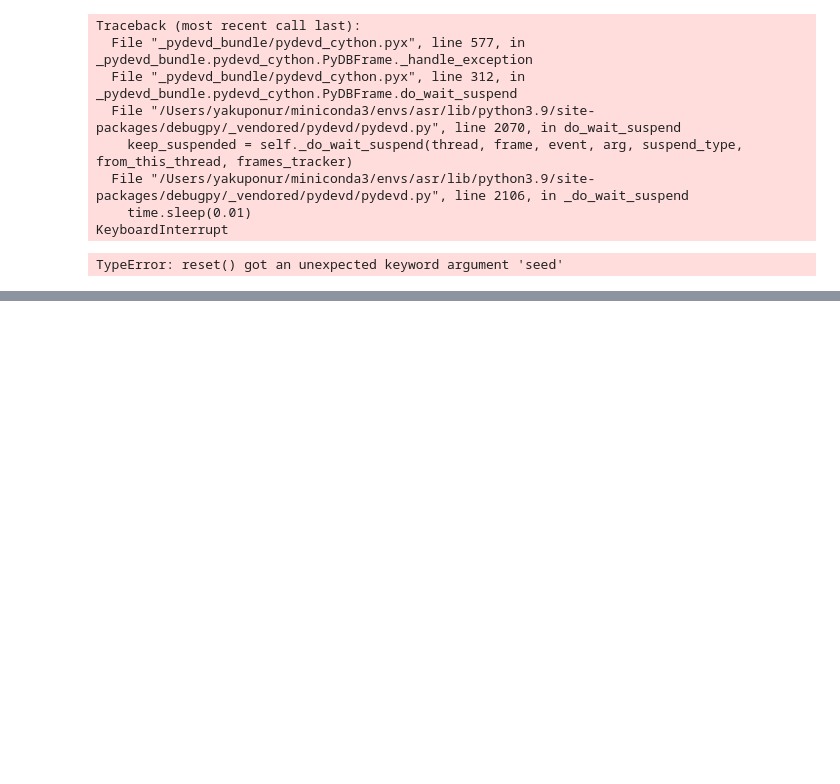
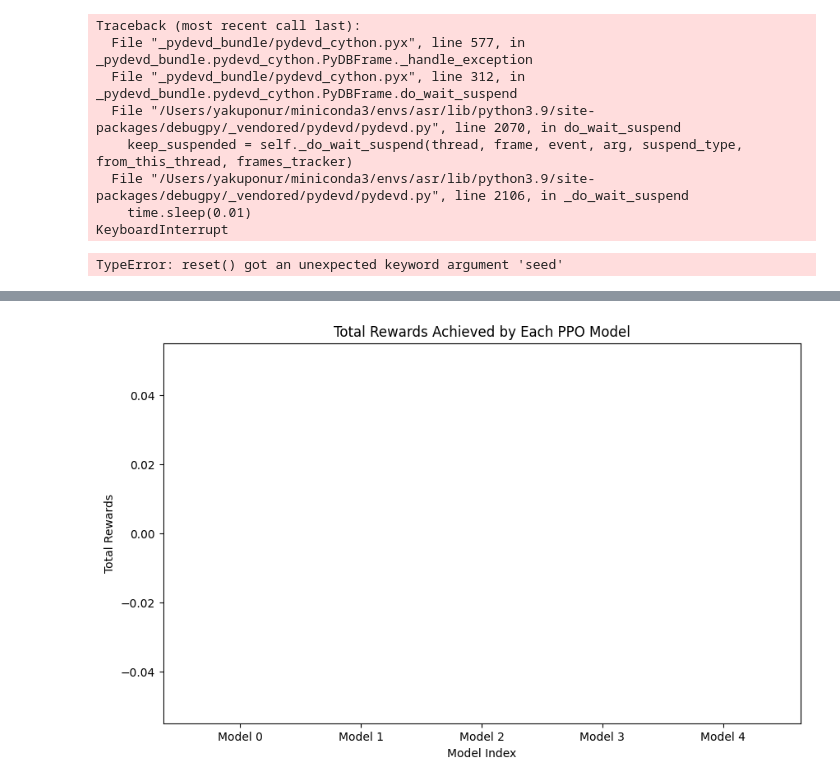
Before and after one commit to yonur65/ctf_public, a Jupyter notebook: how_to_run.ipynb, the cells around one changed output, grey strips where cells are left out. Cells and saved outputs as stored; diff of their text form; code cells hidden in the pictures; blank space fills up the shorter version.

```diff
--- a/how_to_run.ipynb
+++ b/how_to_run.ipynb
@@ -349,0 +352,81 @@ env.close()
+# %%
+import gymnasium as gym
+import numpy as np
+import matplotlib.pyplot as plt
+from gymnasium import spaces
+from stable_baselines3 import PPO
+
+# Custom environment class
+class CaptureTheFlagEnv(gym.Env):
+    def __init__(self):
+        super(CaptureTheFlagEnv, self).__init__()
+        self.action_space = spaces.MultiDiscrete([5, 5, 5, 5])
+        self.observation_space = spaces.Dict({
+            'team_1': spaces.Box(low=0, high=10, shape=(4, 2), dtype=np.float32),
+            'team_2': spaces.Box(low=0, high=10, shape=(4, 2), dtype=np.float32),
+            'flags': spaces.Box(low=0, high=10, shape=(2, 2), dtype=np.float32),
+        })
+        self.reset()
+
+    def reset(self, seed=None, options=None):
+        super().reset(seed=seed)
+        self.team_1_pos = np.random.randint(0, 10, size=(4, 2))
+        self.team_2_pos = np.random.randint(0, 10, size=(4, 2))
+        self.flags_pos = np.random.randint(0, 10, size=(2, 2))
+        return {
+            'team_1': self.team_1_pos,
+            'team_2': self.team_2_pos,
+            'flags': self.flags_pos,
+        }, {}
+
+    def step(self, action):
+        done = False
+        reward = 0
+        # Implement logic to update positions, check if flag is captured, calculate rewards, etc.
+
+        # For demonstration, assume the episode ends after one step
+        terminated = False  # Set to True if the episode has ended
+        truncated = False   # Set to True if the episode was truncated (e.g., due to time limit)
+        info = {}  # Additional info, can be left empty
+
+        return {
+            'team_1': self.team_1_pos,
+            'team_2': self.team_2_pos,
+            'flags': self.flags_pos,
+        }, reward, terminated, truncated, info
+
+    def render(self, mode='human'):
+        pass
+
+# Create environment
+env = CaptureTheFlagEnv()
+
+# Train and evaluate multiple PPO models
+models = []
+total_rewards_list = []
+for i in range(5):
+    model = PPO("MultiInputPolicy", env, verbose=1, n_steps=2048 * (i + 1))
+    model.learn(total_timesteps=1000)
+    models.append(model)
+
+    # Evaluate each model
+    obs, _ = env.reset()
+    total_rewards = 0
+    for _ in range(1000):
+        action, _states = model.predict(obs)
+        obs, reward, terminated, truncated, info = env.step(action)
+        total_rewards += reward
+        if terminated or truncated:
+            break
+    total_rewards_list.append(total_rewards)
+    print(f"Model {i} Total rewards: {total_rewards}")
+
+# Plot the results
+plt.figure(figsize=(10, 6))
+plt.bar(range(len(total_rewards_list)), total_rewards_list, color='skyblue')
+plt.xlabel('Model Index')
+plt.ylabel('Total Rewards')
+plt.title('Total Rewards Achieved by Each PPO Model')
+plt.xticks(range(len(total_rewards_list)), [f'Model {i}' for i in range(len(total_rewards_list))])
+plt.show()
+# %% [output]
@@ -349,0 +450 @@ env.close()
+[figure, added]
```
Also changed, not shown: parts of 2 cells of this notebook.
